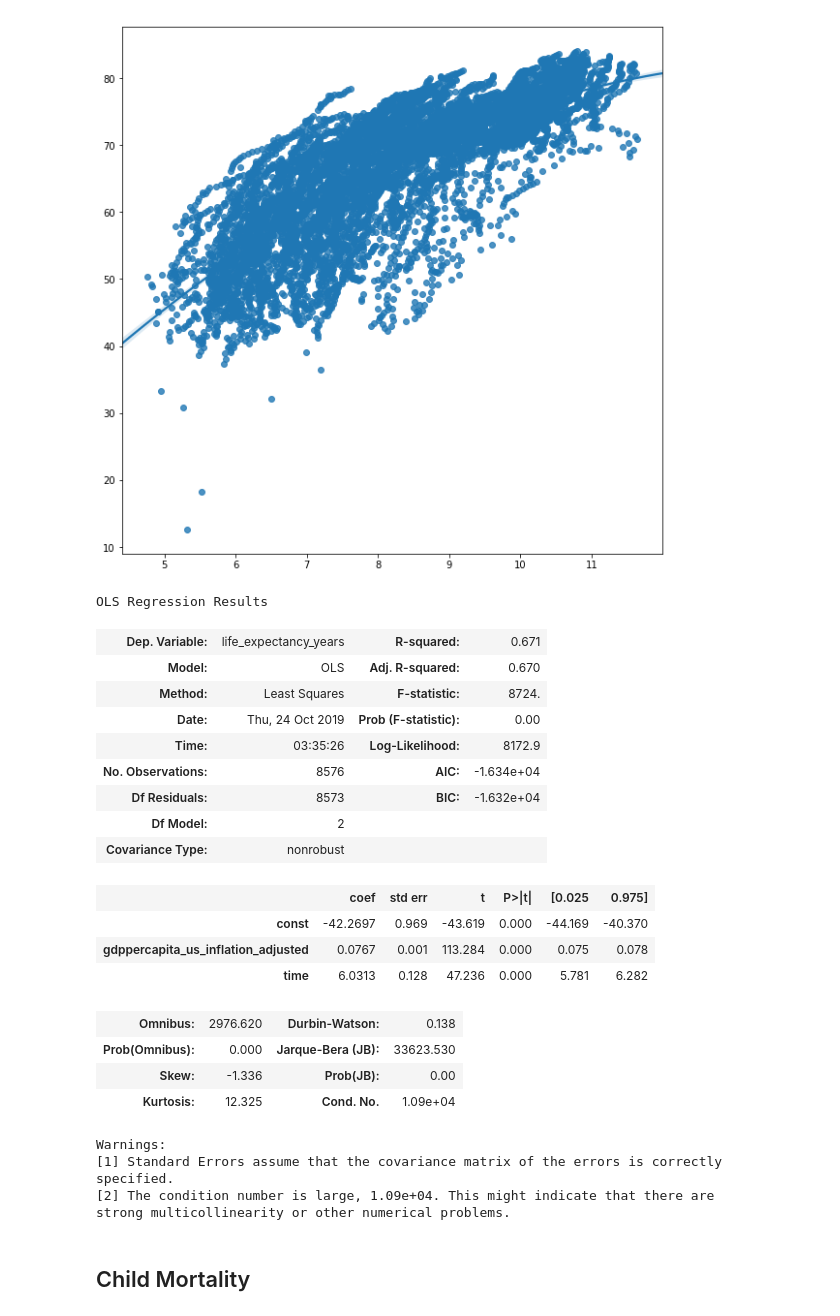
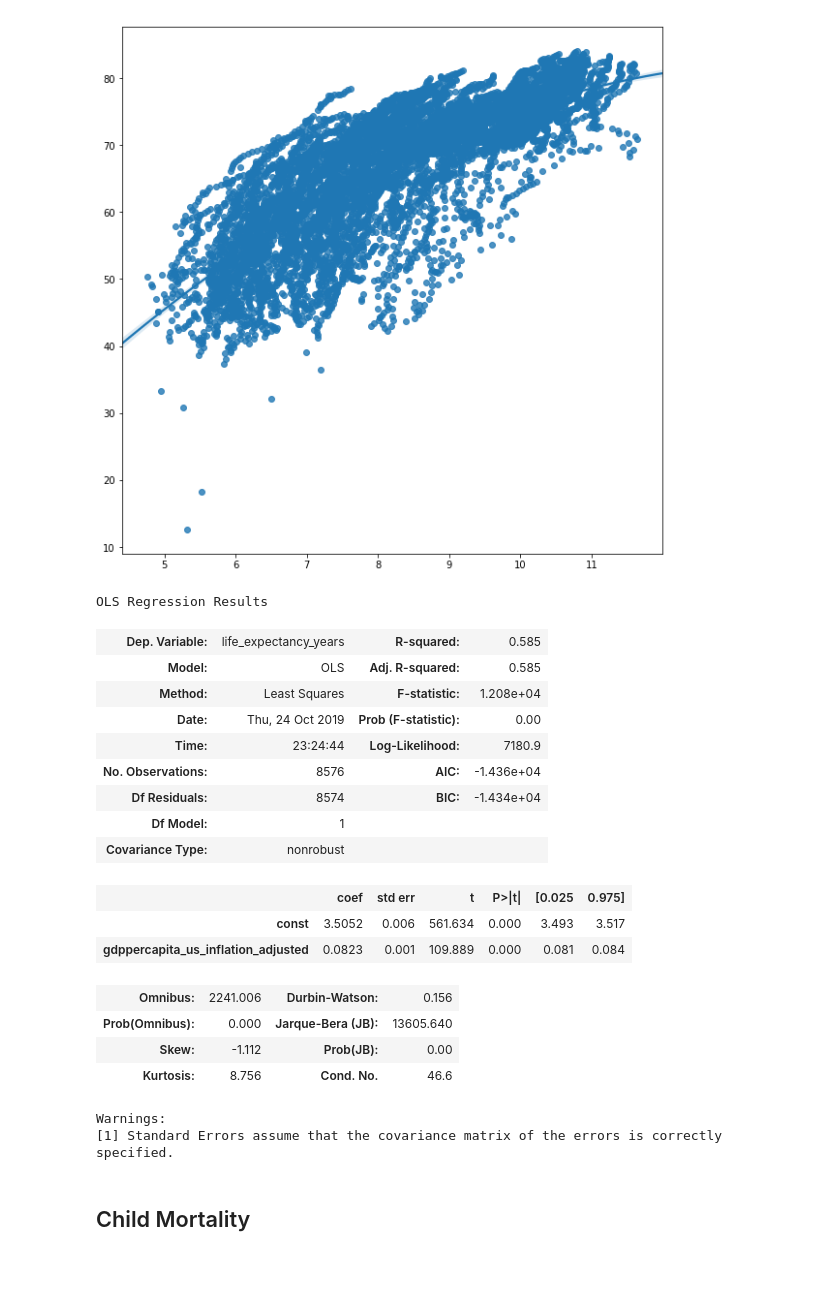
Before and after one commit to Omairss/ds5500-hw2, a Jupyter notebook: HW2.ipynb, the cells around one changed output. Cells and saved outputs as stored; diff of their text form; code cells hidden in the pictures; blank space fills up the shorter version.

```diff
--- a/HW2.ipynb
+++ b/HW2.ipynb
@@ -102,11 +116,11 @@ X
 # %%
 X = np.log(data[['gdppercapita_us_inflation_adjusted']])
 X['gdppercapita_us_inflation_adjusted_sq'] =\
-                    np.power(data[['gdppercapita_us_inflation_adjusted']],2)
+                    data[['gdppercapita_us_inflation_adjusted']]
 
-X['time'] = data[['time']]
+#X['time'] = data[['time']]
 X = sm.add_constant(X)
-y = np.power(data['life_expectancy_years'], 3)
+y = np.log(data['life_expectancy_years'])
 results = sm.OLS(y, X, data=data).fit()
 
 fig, axes = plt.subplots(1,1)
@@ -157,35 +194,42 @@ sns.regplot(np.log(X), y, order = 2, data=data)
 # %% [output]
 <matplotlib.axes._subplots.AxesSubplot at 0x...>
 [figure]
+# %%
+X = np.log(data[['gdppercapita_us_inflation_adjusted']])
+#X['gdppercapita_us_inflation_adjusted_sq'] =\
+#                    np.power(data[['gdppercapita_us_inflation_adjusted']],2)
+
+#X['time'] = data[['time']]
+X = sm.add_constant(X)
+y = np.log(data['life_expectancy_years'])
+results = sm.OLS(y, X, data=data).fit()
 # %%
-X = np.log(data[['gdppercapita_us_inflation_adjusted', 'time']])
+X = np.log(data[['gdppercapita_us_inflation_adjusted']])
+#X['time'] = data['time']
 #X = data[['gdppercapita_us_inflation_adjusted']]
 X = sm.add_constant(X)
 y = np.log(data['life_expectancy_years'])
 results = sm.OLS(y, X, data=data).fit()
 results.summary()
 # %% [output]
 OLS Regression Results
-| Dep. Variable: | life_expectancy_years | R-squared: | 0.671 |
-| Model: | OLS | Adj. R-squared: | 0.670 |
-| Method: | Least Squares | F-statistic: | 8724. |
+| Dep. Variable: | life_expectancy_years | R-squared: | 0.585 |
+| Model: | OLS | Adj. R-squared: | 0.585 |
+| Method: | Least Squares | F-statistic: | 1.208e+04 |
 | Date: | Thu, 24 Oct 2019 | Prob (F-statistic): | 0.00 |
-| Time: | 03:35:26 | Log-Likelihood: | 8172.9 |
-| No. Observations: | 8576 | AIC: | -1.634e+04 |
-| Df Residuals: | 8573 | BIC: | -1.632e+04 |
-| Df Model: | 2 |  |  |
+| Time: | 23:24:44 | Log-Likelihood: | 7180.9 |
+| No. Observations: | 8576 | AIC: | -1.436e+04 |
+| Df Residuals: | 8574 | BIC: | -1.434e+04 |
+| Df Model: | 1 |  |  |
 | Covariance Type: | nonrobust |  |  |
 |  | coef | std err | t | P>|t| | [0.025 | 0.975] |
-| const | -42.2697 | 0.969 | -43.619 | 0.000 | -44.169 | -40.370 |
-| gdppercapita_us_inflation_adjusted | 0.0767 | 0.001 | 113.284 | 0.000 | 0.075 | 0.078 |
-| time | 6.0313 | 0.128 | 47.236 | 0.000 | 5.781 | 6.282 |
+| const | 3.5052 | 0.006 | 561.634 | 0.000 | 3.493 | 3.517 |
+| gdppercapita_us_inflation_adjusted | 0.0823 | 0.001 | 109.889 | 0.000 | 0.081 | 0.084 |
-| Omnibus: | 2976.620 | Durbin-Watson: | 0.138 |
-| Prob(Omnibus): | 0.000 | Jarque-Bera (JB): | 33623.530 |
-| Skew: | -1.336 | Prob(JB): | 0.00 |
-| Kurtosis: | 12.325 | Cond. No. | 1.09e+04 |
+| Omnibus: | 2241.006 | Durbin-Watson: | 0.156 |
+| Prob(Omnibus): | 0.000 | Jarque-Bera (JB): | 13605.640 |
+| Skew: | -1.112 | Prob(JB): | 0.00 |
+| Kurtosis: | 8.756 | Cond. No. | 46.6 |
 Warnings:
 [1] Standard Errors assume that the covariance matrix of the errors is correctly specified.
-[2] The condition number is large, 1.09e+04. This might indicate that there are
-strong multicollinearity or other numerical problems.
 # %% [markdown]
 ## Child Mortality
```
Also changed, not shown: parts of 9 cells of this notebook, 4 other files.
